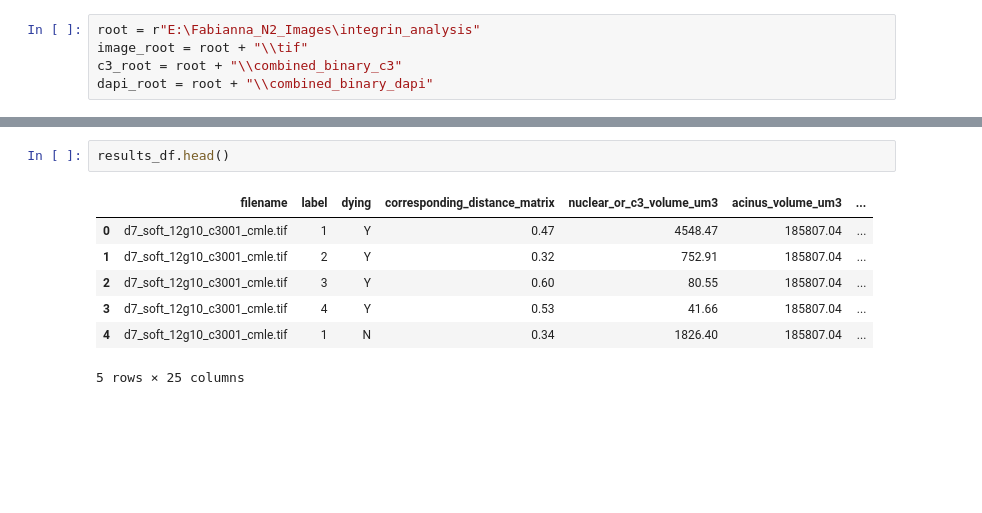
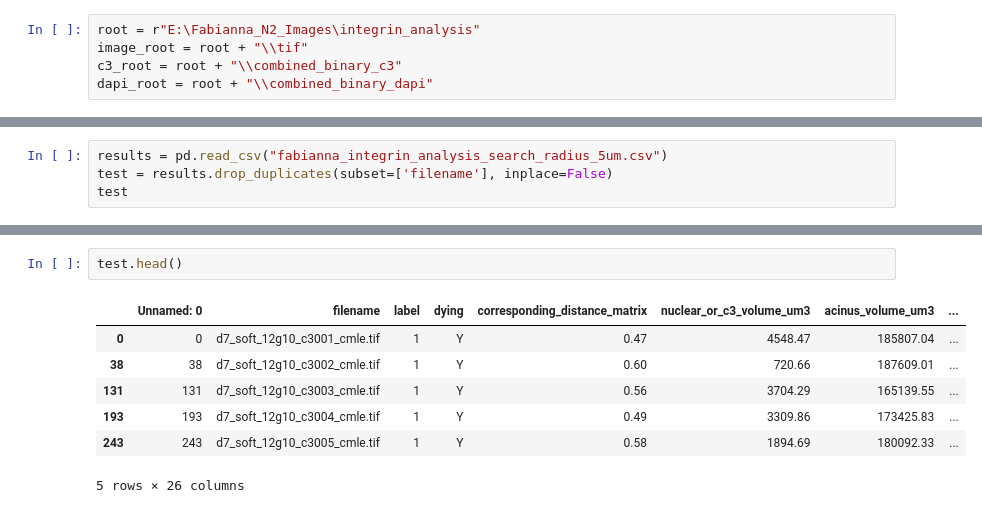
Before and after one commit to isobelth/image_quantification, a Jupyter notebook: Apoptosis_Analysis/c3_inntegrin_proximity_analysis.ipynb, the cells around one changed output, grey strips where cells are left out. Saved outputs shown, nothing was run; the diff lists cells and outputs as text; blank space fills up the shorter version.

```diff
--- a/Apoptosis_Analysis/c3_inntegrin_proximity_analysis.ipynb
+++ b/Apoptosis_Analysis/c3_inntegrin_proximity_analysis.ipynb
@@ -585,0 +589,4 @@ Total C3-positive cells detected: 1198
+# %%
+results = pd.read_csv("fabianna_integrin_analysis_search_radius_5um.csv")
+test = results.drop_duplicates(subset=['filename'], inplace=False)
+test
@@ -586,13 +612,13 @@ Total C3-positive cells detected: 1198
 # %%
-results_df.head()
+test.head()
 # %% [output]
-|  | filename | label | dying | corresponding_distance_matrix | nuclear_or_c3_volume_um3 | acinus_volume_um3 | ... |
-| 0 | d7_soft_12g10_c3001_cmle.tif | 1 | Y | 0.47 | 4548.47 | 185807.04 | ... |
-| 1 | d7_soft_12g10_c3001_cmle.tif | 2 | Y | 0.32 | 752.91 | 185807.04 | ... |
-| 2 | d7_soft_12g10_c3001_cmle.tif | 3 | Y | 0.60 | 80.55 | 185807.04 | ... |
-| 3 | d7_soft_12g10_c3001_cmle.tif | 4 | Y | 0.53 | 41.66 | 185807.04 | ... |
-| 4 | d7_soft_12g10_c3001_cmle.tif | 1 | N | 0.34 | 1826.40 | 185807.04 | ... |
+|  | Unnamed: 0 | filename | label | dying | corresponding_distance_matrix | nuclear_or_c3_volume_um3 | acinus_volume_um3 | ... |
+| 0 | 0 | d7_soft_12g10_c3001_cmle.tif | 1 | Y | 0.47 | 4548.47 | 185807.04 | ... |
+| 38 | 38 | d7_soft_12g10_c3002_cmle.tif | 1 | Y | 0.60 | 720.66 | 187609.01 | ... |
+| 131 | 131 | d7_soft_12g10_c3003_cmle.tif | 1 | Y | 0.56 | 3704.29 | 165139.55 | ... |
+| 193 | 193 | d7_soft_12g10_c3004_cmle.tif | 1 | Y | 0.49 | 3309.86 | 173425.83 | ... |
+| 243 | 243 | d7_soft_12g10_c3005_cmle.tif | 1 | Y | 0.58 | 1894.69 | 180092.33 | ... |
-5 rows × 25 columns
+5 rows × 26 columns
 # %%
 import seaborn as sns
 import matplotlib.pyplot as plt
```
Also changed, not shown: parts of 11 cells of this notebook.
